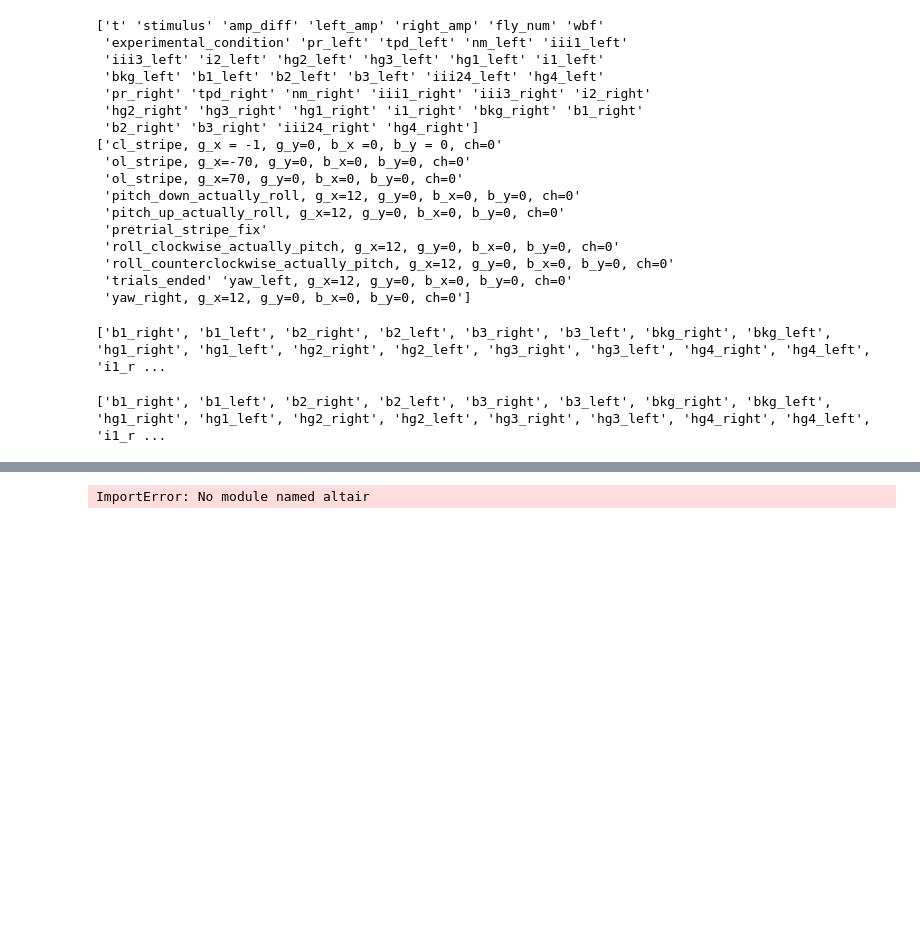
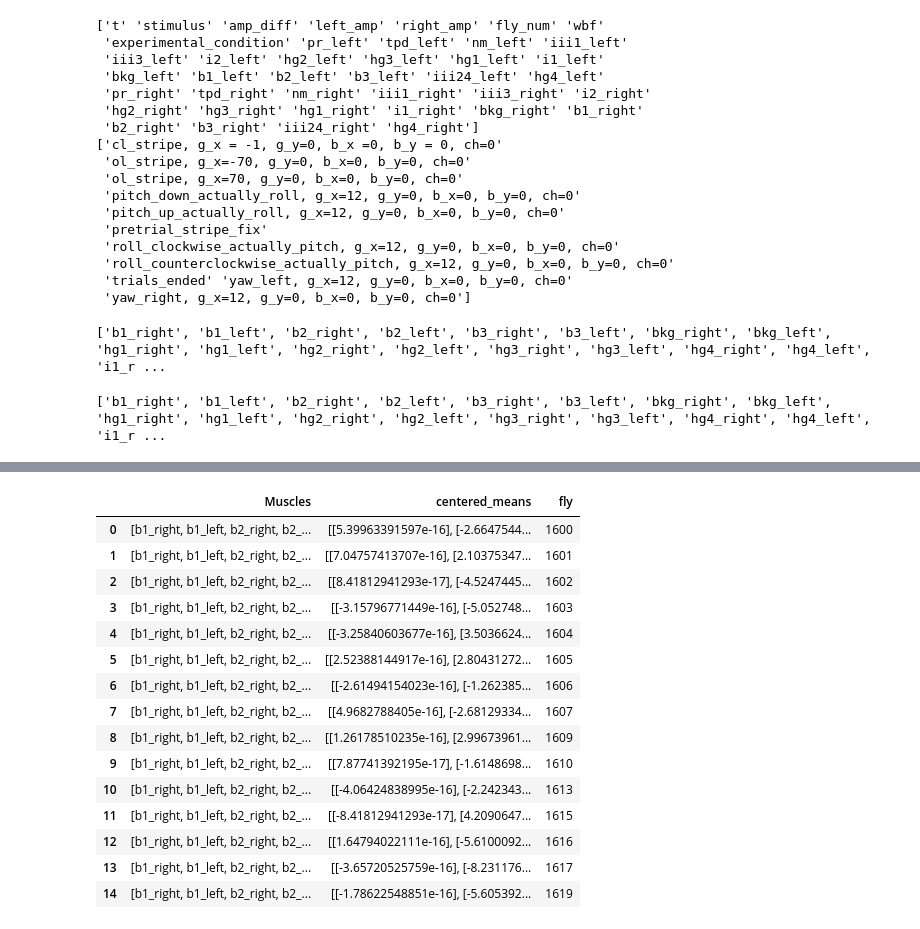
Before and after one commit to lyshds/kinematics_triggered_correlations, a Jupyter notebook: 37_activity_matrices.ipynb, the cells around one changed output, grey strips where cells are left out. Drawn from its saved outputs; the diff is of its cells as text; code cells hidden in the pictures; blank space fills up the shorter version.

```diff
--- a/37_activity_matrices.ipynb
+++ b/37_activity_matrices.ipynb
@@ -416,19 +147,0 @@ Loading BokehJS ...
-# %%
-import altair as alt
-from altair import Row, Column, Chart, Text, Scale, Color
-
-Chart(flight_rows).mark_text(
-               applyColorToBackground=True
-           ).encode(
-               row=Row('month', sort='none'),
-               column='year',
-               text=Text(value=' '),
-               color=Color('passengers', scale=Scale(type='linear', range=['#bfd3e6', '#6e016b']))
-           ).configure_scale(
-               textBandWidth=55,
-               bandSize=60
-           )
-
-#"scale": {"scheme": "bluepurple"} doesn't work
-# %% [output]
-ImportError: No module named altair
@@ -445,0 +148,40 @@ alt.Chart(source).mark_rect().encode(
+# %%
+cull_list = [('left', 'bkg'),('right', 'bkg'),
+            ('left', 'iii24'),('right', 'iii24'),
+            ('left', 'nm'),('right', 'nm'),
+            ('left', 'pr'),('right', 'pr'),
+            ('left', 'tpd'),('right', 'tpd')]
+
+#[sorted_keys.remove(cull) for cull in cull_list]
+
+for cull in cull_list:
+    sorted_keys.remove(cull[1]+'_'+cull[0])
+
+
+fly_averages= []
+fly_less_filtered = []
+
+i = 0
+
+for flynum in fly_nums:
+    df=(pitch_down_WS_decrease.loc[pitch_down_WS_decrease['fly_num']==flynum])
+    #df_base = (all_stim_df.loc[all_stim_df['fly_num'] == flynum])
+    state_mtrx = np.vstack([df[key] for key in sorted_keys])
+    average_activity = np.mean(state_mtrx,axis = 1)[:,None]
+    #state_mtrx_base = np.vstack([df_base[key] for key in sorted_keys])
+    centered_mtrx = state_mtrx - np.mean(state_mtrx,axis = 1)[:,None]
+    centered_mean = np.mean(centered_mtrx,axis = 1)[:,None]
+    std_mtrx = centered_mtrx/np.std(centered_mtrx,axis = 1)[:,None]
+    centered_std_mean = np.mean(std_mtrx,axis = 1)[:,None]
+    fly_averages.append({'fly': flynum, 'Muscles': sorted_keys, 'centered_standard_means':
+        centered_std_mean})
+    fly_less_filtered.append({'fly': flynum, 'Muscles': sorted_keys, 'centered_means':
+        centered_mean})
+    if i ==0:
+        st_mtx = state_mtrx
+        std_matrx_tosave = std_mtrx
+
+    i += 1
+
+pitch_down_means_activity_df = pd.DataFrame(fly_averages)
+pitch_down_means_activity_df_2 = pd.DataFrame(fly_less_filtered)
@@ -445,0 +190,19 @@ alt.Chart(source).mark_rect().encode(
+# %%
+pitch_down_means_activity_df_2
+# %% [output]
+|  | Muscles | centered_means | fly |
+| 0 | [b1_right, b1_left, b2_right, b2_... | [[5.39963391597e-16], [-2.6647544... | 1600 |
+| 1 | [b1_right, b1_left, b2_right, b2_... | [[7.04757413707e-16], [2.10375347... | 1601 |
+| 2 | [b1_right, b1_left, b2_right, b2_... | [[8.41812941293e-17], [-4.5247445... | 1602 |
+| 3 | [b1_right, b1_left, b2_right, b2_... | [[-3.15796771449e-16], [-5.052748... | 1603 |
+| 4 | [b1_right, b1_left, b2_right, b2_... | [[-3.25840603677e-16], [3.5036624... | 1604 |
+| 5 | [b1_right, b1_left, b2_right, b2_... | [[2.52388144917e-16], [2.80431272... | 1605 |
+| 6 | [b1_right, b1_left, b2_right, b2_... | [[-2.61494154023e-16], [-1.262385... | 1606 |
+| 7 | [b1_right, b1_left, b2_right, b2_... | [[4.9682788405e-16], [-2.68129334... | 1607 |
+| 8 | [b1_right, b1_left, b2_right, b2_... | [[1.26178510235e-16], [2.99673961... | 1609 |
+| 9 | [b1_right, b1_left, b2_right, b2_... | [[7.87741392195e-17], [-1.6148698... | 1610 |
+| 10 | [b1_right, b1_left, b2_right, b2_... | [[-4.06424838995e-16], [-2.242343... | 1613 |
+| 11 | [b1_right, b1_left, b2_right, b2_... | [[-8.41812941293e-17], [4.2090647... | 1615 |
+| 12 | [b1_right, b1_left, b2_right, b2_... | [[1.64794022111e-16], [-5.6100092... | 1616 |
+| 13 | [b1_right, b1_left, b2_right, b2_... | [[-3.65720525759e-16], [-8.231176... | 1617 |
+| 14 | [b1_right, b1_left, b2_right, b2_... | [[-1.78622548851e-16], [-5.605392... | 1619 |
```
Also changed, not shown: parts of 39 cells of this notebook, 5 other files.
